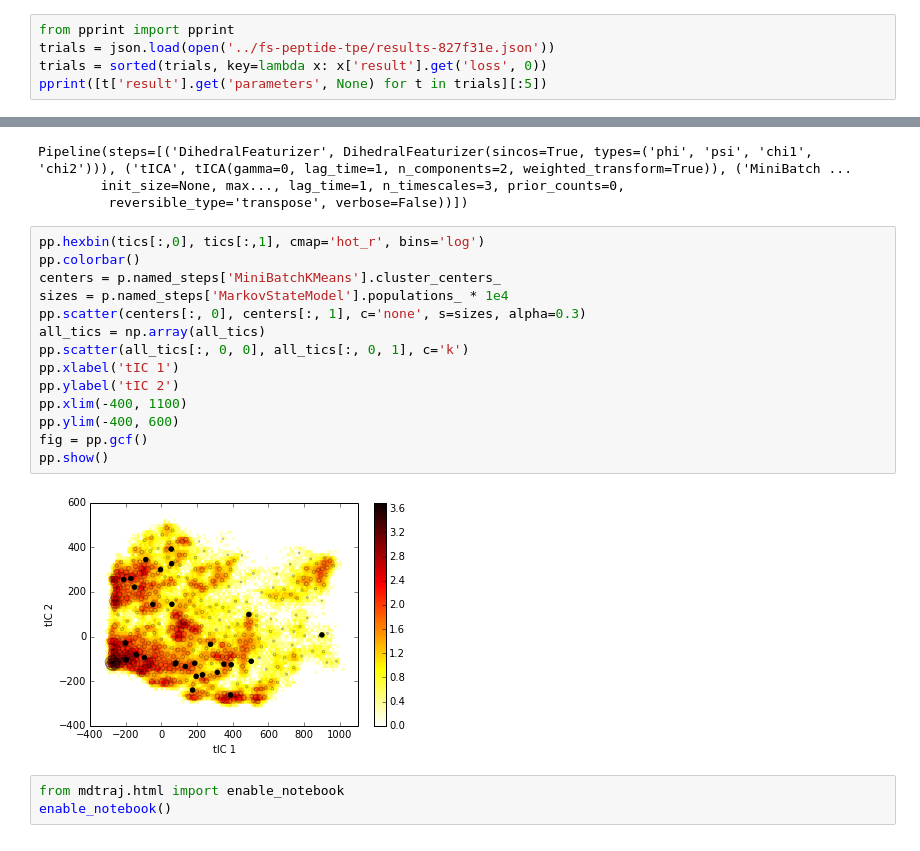
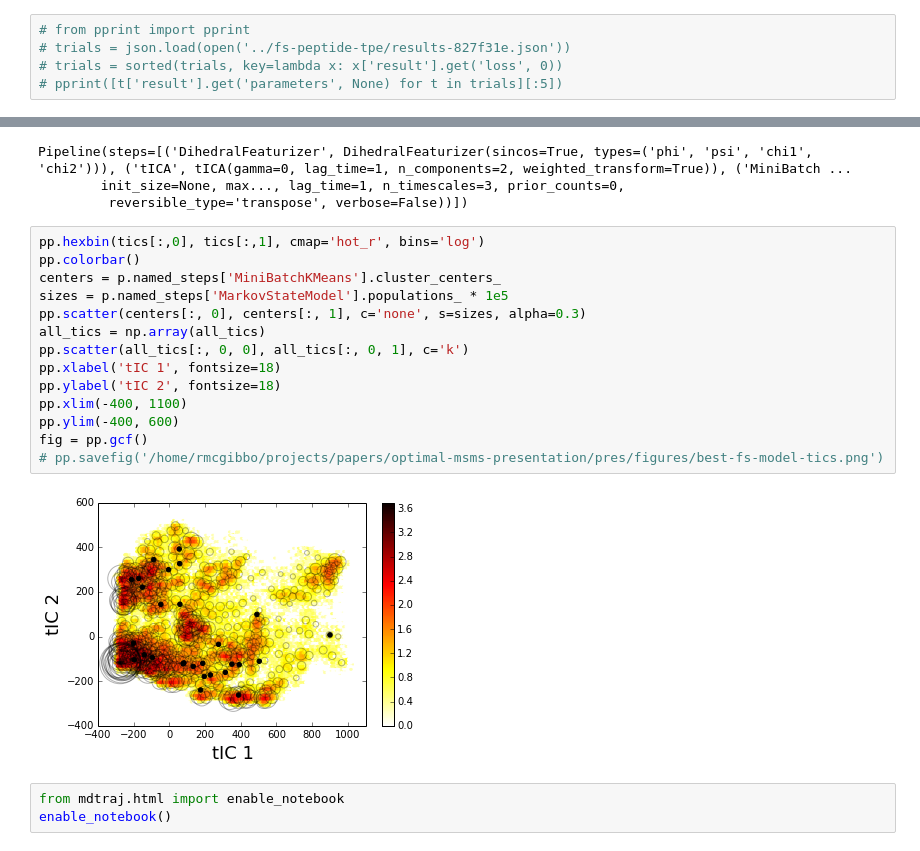
Before and after one commit to rmcgibbo/hyperopt-mixtape, a Jupyter notebook: analysis/fs-analysis.ipynb, the cells around one changed output, grey strips where cells are left out. Cells and saved outputs as stored; diff of their text form.

```diff
--- a/analysis/fs-analysis.ipynb
+++ b/analysis/fs-analysis.ipynb
@@ -42,7 +42,7 @@ loading trajectory_7.xtc...
 loading trajectory_8.xtc...
 loading trajectory_9.xtc...
 # %%
-from pprint import pprint
-trials = json.load(open('../fs-peptide-tpe/results-827f31e.json'))
-trials = sorted(trials, key=lambda x: x['result'].get('loss', 0))
-pprint([t['result'].get('parameters', None) for t in trials][:5])
+# from pprint import pprint
+# trials = json.load(open('../fs-peptide-tpe/results-827f31e.json'))
+# trials = sorted(trials, key=lambda x: x['result'].get('loss', 0))
+# pprint([t['result'].get('parameters', None) for t in trials][:5])
@@ -77,19 +59,19 @@ Pipeline(steps=[('DihedralFeaturizer', DihedralFeaturizer(sincos=True, types=('p
 # %%
 pp.hexbin(tics[:,0], tics[:,1], cmap='hot_r', bins='log')
 pp.colorbar()
 centers = p.named_steps['MiniBatchKMeans'].cluster_centers_
-sizes = p.named_steps['MarkovStateModel'].populations_ * 1e4
+sizes = p.named_steps['MarkovStateModel'].populations_ * 1e5
 pp.scatter(centers[:, 0], centers[:, 1], c='none', s=sizes, alpha=0.3)
 all_tics = np.array(all_tics)
 pp.scatter(all_tics[:, 0, 0], all_tics[:, 0, 1], c='k')
-pp.xlabel('tIC 1')
-pp.ylabel('tIC 2')
+pp.xlabel('tIC 1', fontsize=18)
+pp.ylabel('tIC 2', fontsize=18)
 pp.xlim(-400, 1100)
 pp.ylim(-400, 600)
 fig = pp.gcf()
-pp.show()
+# pp.savefig('/home/rmcgibbo/projects/papers/optimal-msms-presentation/pres/figures/best-fs-model-tics.png')
 # %% [output]
-[figure, old version]
+[figure, new version]
 # %%
 from mdtraj.html import enable_notebook
 enable_notebook()
```
Also changed, not shown: parts of 5 cells of this notebook, 5 other files.
